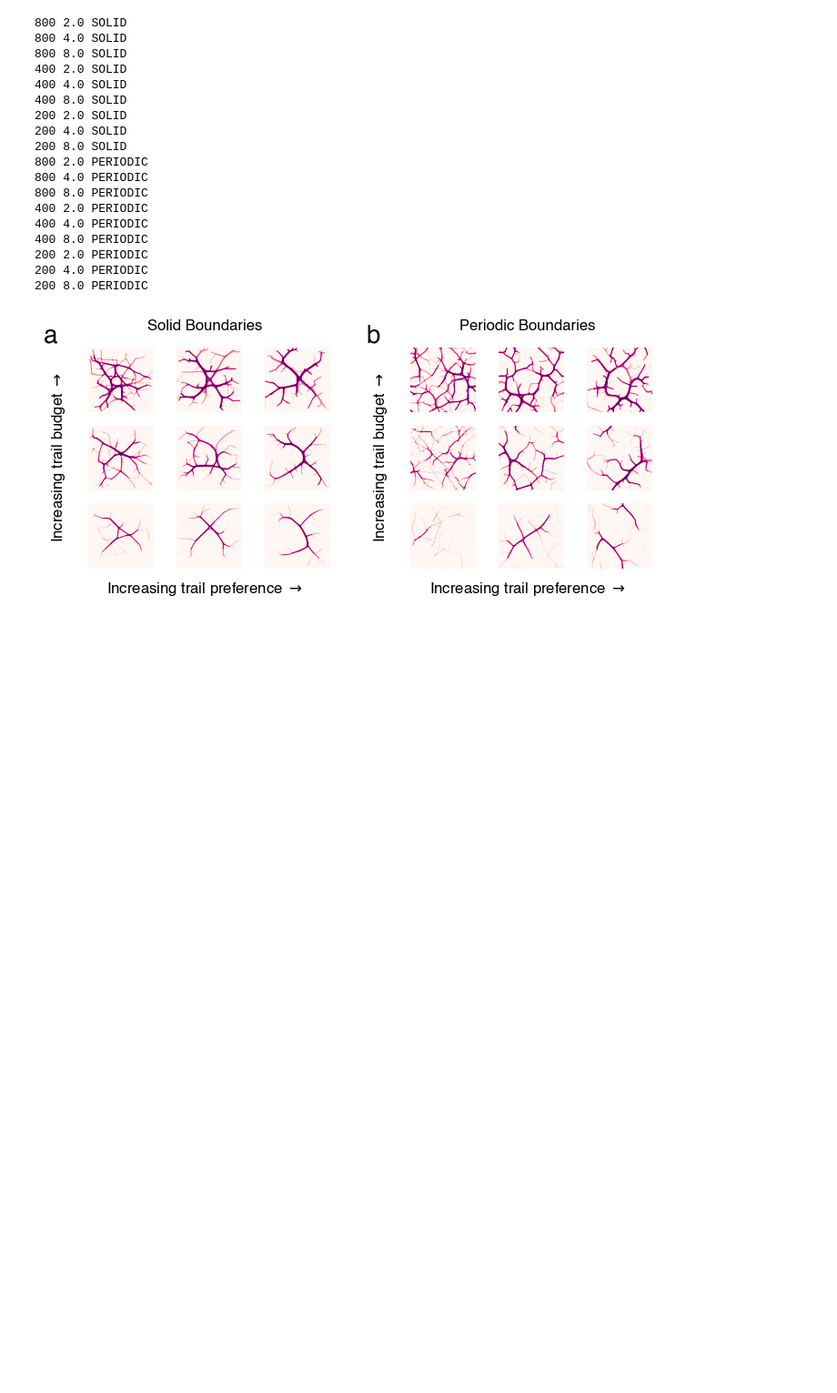
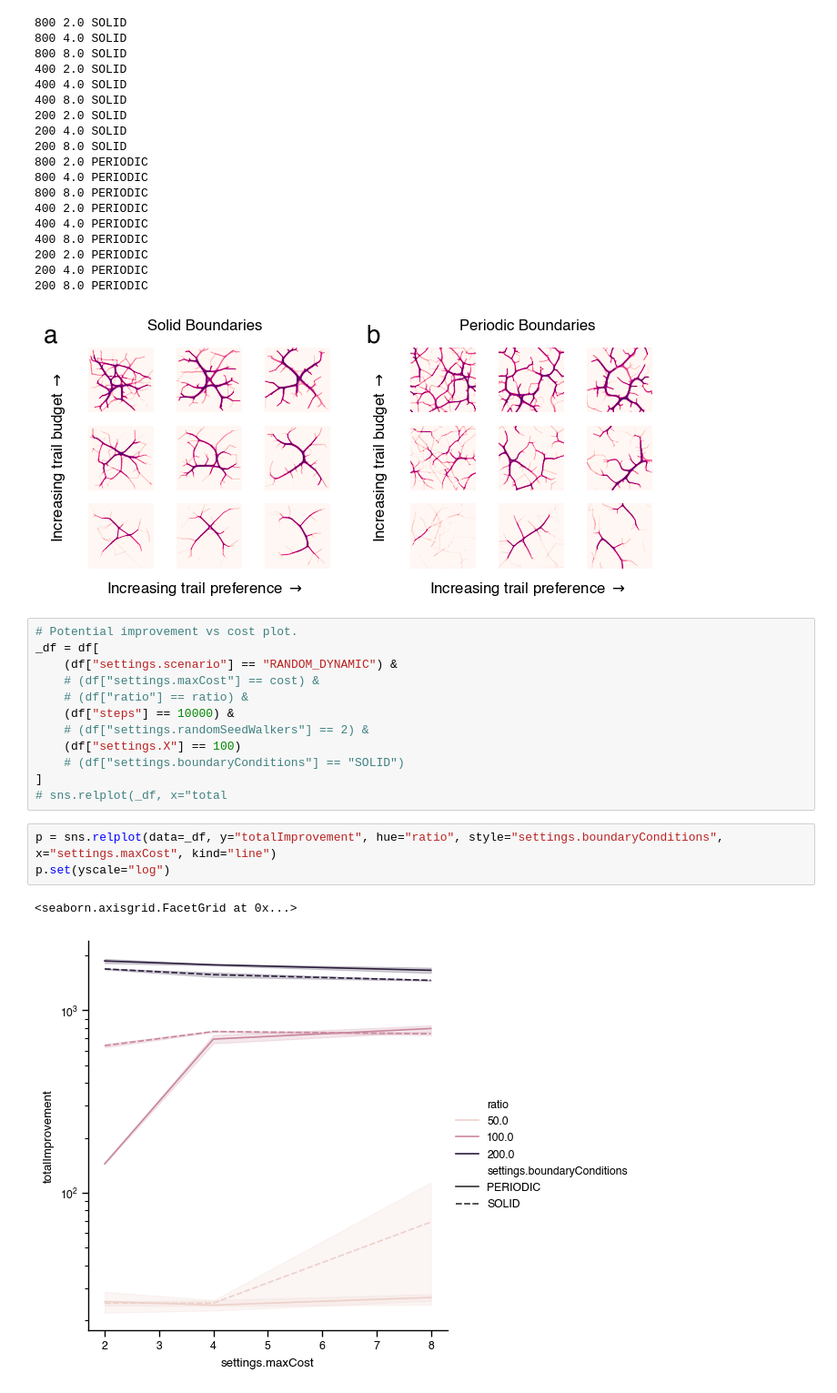
Before and after one commit to brendanwallace/animalpaths, a Jupyter notebook: notebooks/figure-3-4-scenarios.ipynb, the cells around one changed output. Shown at 91% size. Drawn from its saved outputs; the diff is of its cells as text; blank space fills up the shorter version.

```diff
--- a/notebooks/figure-3-4-scenarios.ipynb
+++ b/notebooks/figure-3-4-scenarios.ipynb
@@ -211,3 +242,21 @@ fig.savefig("figures/4.png", dpi=DPI, bbox_inches="tight")
 200 4.0 PERIODIC
 200 8.0 PERIODIC
 [figure]
+# %%
+# Potential improvement vs cost plot.
+_df = df[
+    (df["settings.scenario"] == "RANDOM_DYNAMIC") &
+    # (df["settings.maxCost"] == cost) &
+    # (df["ratio"] == ratio) &
+    (df["steps"] == 10000) &
+    # (df["settings.randomSeedWalkers"] == 2) &
+    (df["settings.X"] == 100)
+    # (df["settings.boundaryConditions"] == "SOLID")
+]
+# sns.relplot(_df, x="total
+# %%
+p = sns.relplot(data=_df, y="totalImprovement", hue="ratio", style="settings.boundaryConditions", x="settings.maxCost", kind="line")
+p.set(yscale="log")
+# %% [output]
+<seaborn.axisgrid.FacetGrid at 0x...>
+[figure, added]
```
Also changed, not shown: parts of 7 cells of this notebook, 10 other files.
